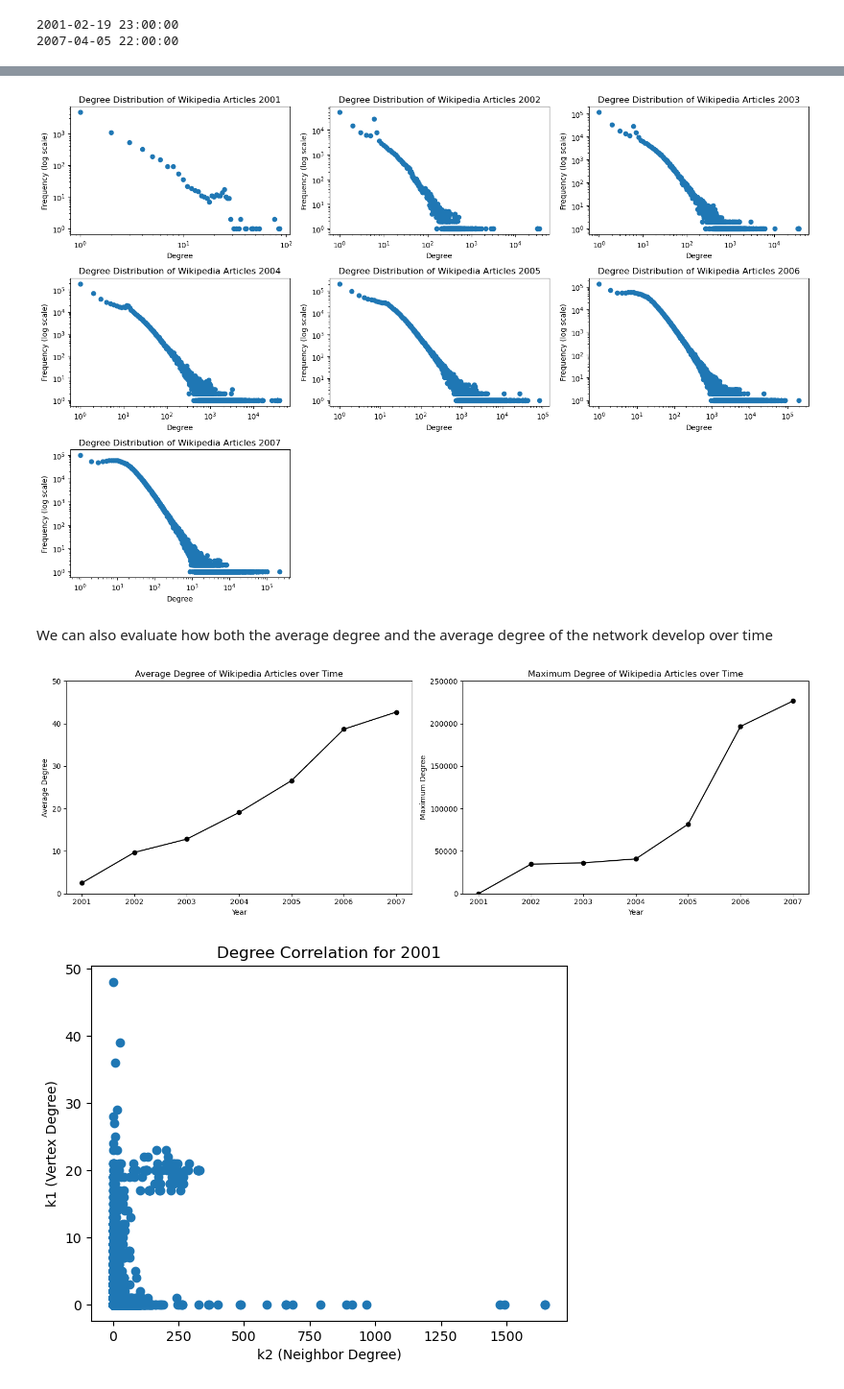
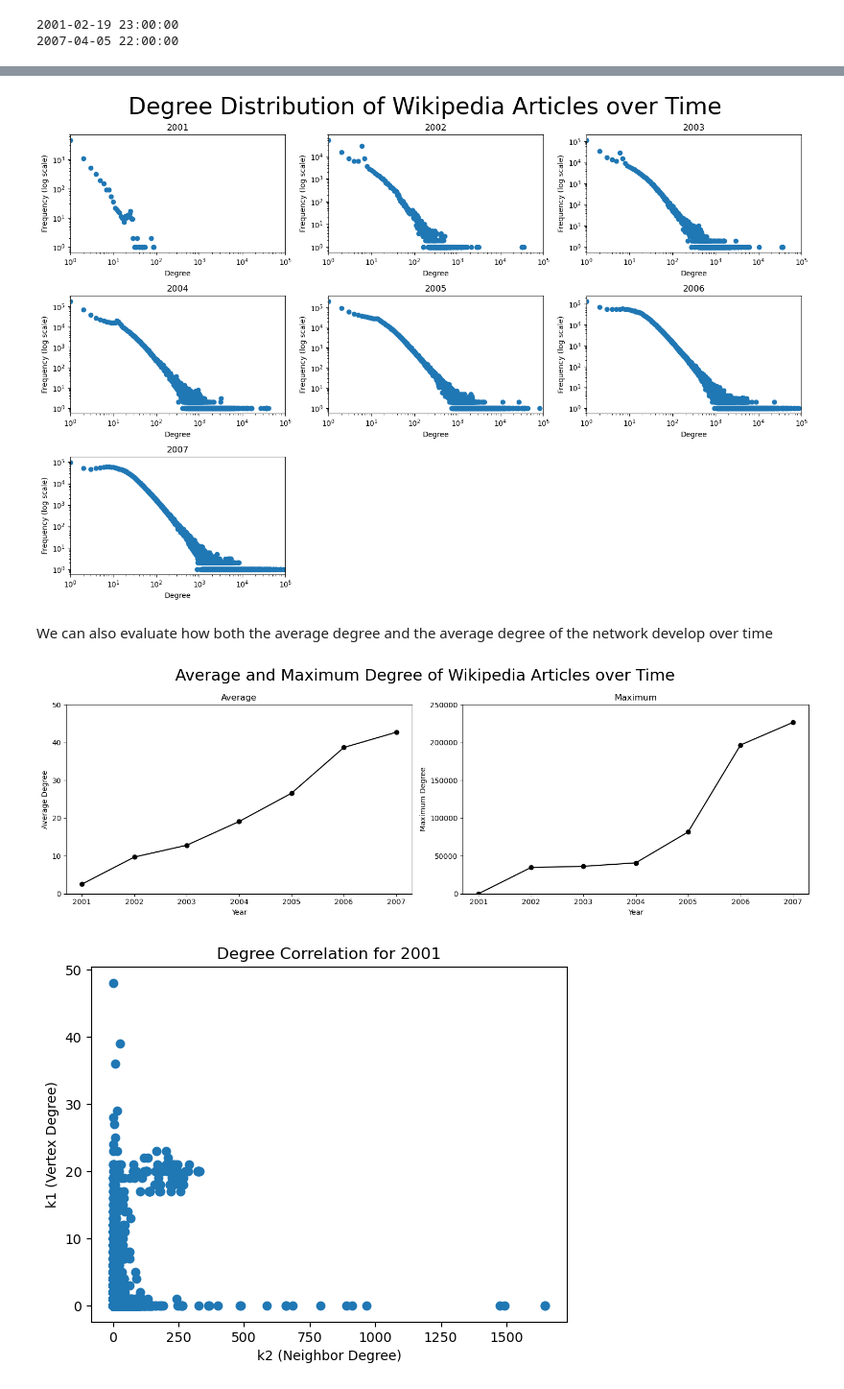
Before and after one commit to carlo-gress/Applied-Network-Analysis, a Jupyter notebook: Greß_Assignment2.ipynb, the cells around one changed output, grey strips where cells are left out. Shown at 96% size. Drawn from its saved outputs; the diff is of its cells as text; code cells hidden in the pictures.

Commit message:
added plots

```diff
--- a/Greß_Assignment2.ipynb
+++ b/Greß_Assignment2.ipynb
@@ -144,0 +139,7 @@ Let's briefly plot the degree distribution for each yearly subgraph to see wheth
+# %%
+first_subgraph = subgraphs.get("subgraph03")
+
+clustering_coefficient = gt.local_clustering(first_subgraph)
+
+# Print the clustering coefficient
+print(gt.vertex_average(first_subgraph, clustering_coefficient))
@@ -144,0 +154,10 @@ Let's briefly plot the degree distribution for each yearly subgraph to see wheth
+# %%
+for subgraph_name, subgraph in subgraphs.items():
+    # Calculate the clustering coefficient for the current subgraph
+    clustering_coefficient = gt.local_clustering(subgraph)
+
+    # Calculate the average clustering coefficient for vertices in the subgraph
+    average_clustering_coefficient = gt.vertex_average(subgraph, clustering_coefficient)
+
+    # Print the result for the current subgraph
+    print(f"Clustering Coefficient for {subgraph_name}: {average_clustering_coefficient}")
@@ -145,102 +168,98 @@ Let's briefly plot the degree distribution for each yearly subgraph to see wheth
 # %%
+import numpy as np
+
 num_subplots = len(subgraphs)
 num_cols = 3
 num_rows = (num_subplots + num_cols - 1) // num_cols
 
 fig, axes = plt.subplots(num_rows, num_cols, figsize=(15, 10))
 fig.subplots_adjust(hspace=0.5)
+fig.suptitle("Degree Distribution of Wikipedia Articles over Time", fontsize=32)
 
 for i, (subgraph_name, subgraph) in enumerate(subgraphs.items()):
     row = i // num_cols
     col = i % num_cols
     ax = axes[row, col]
 
     # Calculate the degree of each vertex in the subgraph
     degrees = subgraph.get_total_degrees(subgraph.get_vertices())
 
     # Create a histogram of the degree distribution
     hist = gt.vertex_hist(subgraph, "total")
 
-    # Plot the degree distribution as a scatter plot with a label
+    # Plot the degree distribution as a scatter plot
     year = int(subgraph_name[9:])
-    ax.scatter(hist[1][:-1], hist[0], label=f"Degree Distribution of Wikipedia Articles {2000 + year}")
+    ax.scatter(hist[1][:-1], hist[0], label=f"Year {2000 + year}")
 
-    # Set the plot properties for the subgraph
     ax.set_yscale("log")
     ax.set_xscale("log")
     ax.set_xlabel("Degree")
     ax.set_ylabel("Frequency (log scale)")
-    ax.set_title(f"Degree Distribution of Wikipedia Articles {2000 + year}")
+    ax.set_title(f"{2000 + year}")
+    ax.set_xlim(10**0, 10**5)
     ax.grid(False)
 
-# Hide any empty subplots
+# Hide empty subplots
 for i in range(num_subplots, num_rows * num_cols):
     fig.delaxes(axes.flatten()[i])
 
-# Adjust layout
 plt.tight_layout()
+plt.savefig("degree_distribution_over_time.png", dpi=300)
 plt.show()
 # %% [output]
-[figure, old version]
+[figure, new version]
 # %% [markdown]
 We can also evaluate how both the average degree and the average degree of the network develop over time
 # %%
 fig, axes = plt.subplots(1, 2, figsize=(15, 5))
+fig.suptitle("Average and Maximum Degree of Wikipedia Articles over Time", fontsize=22)
 
 # Left subplot: Average Degree
 years = []
 avg_degrees = []
 
-# Iterate through the years from 2001 to 2007 for average degree
 for year in range(2001, 2008):
-    # Get the subgraph for the current year from the dictionary
     subgraph_name = f"subgraph{str(year)[2:]}".zfill(2)
     subgraph = subgraphs.get(subgraph_name, None)
 
-    if subgraph is not None:
-        # Calculate the average degree of the subgraph
-        avg_degree = subgraph.get_total_degrees(subgraph.get_vertices()).mean()
+    # Calculate the average degree of the subgraph
+    avg_degree = subgraph.get_total_degrees(subgraph.get_vertices()).mean()
 
-        # Append the year and average degree to the respective lists
-        years.append(year)
-        avg_degrees.append(avg_degree)
+    # Append the year and average degree to the respective lists
+    years.append(year)
+    avg_degrees.append(avg_degree)
 
 # Plot the average degree on the left subplot
 axes[0].plot(years, avg_degrees, marker='o', linestyle='-', color = "black")
 axes[0].set_xlabel("Year")
 axes[0].set_ylabel("Average Degree")
 axes[0].set_ylim(0, 50)
-axes[0].set_title("Average Degree of Wikipedia Articles over Time")
+axes[0].set_title("Average")
 
 # Right subplot: Maximum Degree
 years = []
 max_degrees = []
 
-# Iterate through the years from 2001 to 2007 for maximum degree
 for year in range(2001, 2008):
     # Get the subgraph for the current year from the dictionary
     subgraph_name = f"subgraph{str(year)[2:]}".zfill(2)
     subgraph = subgraphs.get(subgraph_name, None)
 
-    if subgraph is not None:
-        # Calculate the maximum degree of the subgraph
-        max_degree = subgraph.get_total_degrees(subgraph.get_vertices()).max()
-
-        # Append the year and maximum degree to the respective lists
-        years.append(year)
-        max_degrees.append(max_degree)
-
+    max_degree = subgraph.get_total_degrees(subgraph.get_vertices()).max()
+    years.append(year)
+    max_degrees.append(max_degree)
 
 axes[1].plot(years, max_degrees, marker='o', linestyle='-', color = "black")
 axes[1].set_xlabel("Year")
 axes[1].set_ylabel("Maximum Degree")
 axes[1].set_ylim(0, 250000)
-axes[1].set_title("Maximum Degree of Wikipedia Articles over Time")
+axes[1].set_title("Maximum")
 
 plt.tight_layout()
+plt.savefig("avg_max_degree_over_time.png", dpi=300)
 plt.show()
 # %% [output]
-[figure, old version]
+[figure, new version]
 # %%
 # Create a figure with a grid layout for multiple subplots
 num_subplots = len(subgraphs)
```
Also changed, not shown: parts of 9 cells of this notebook, 2 other files.
